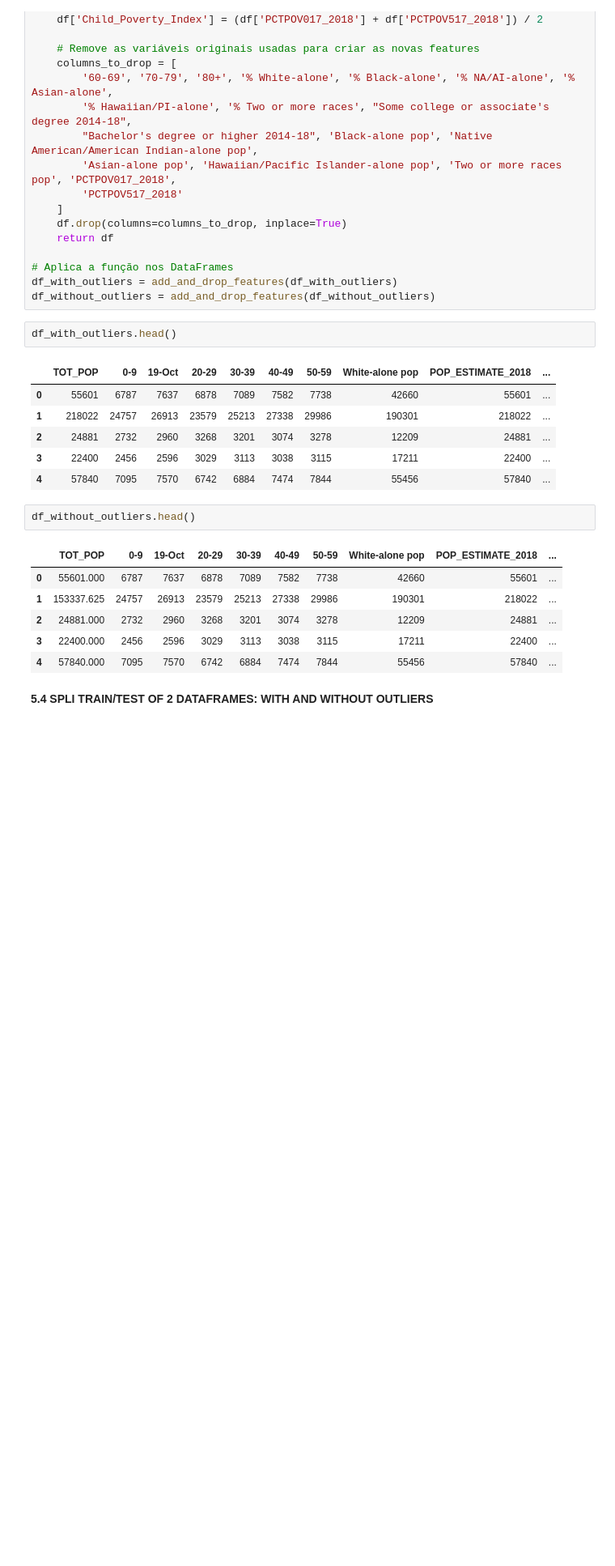
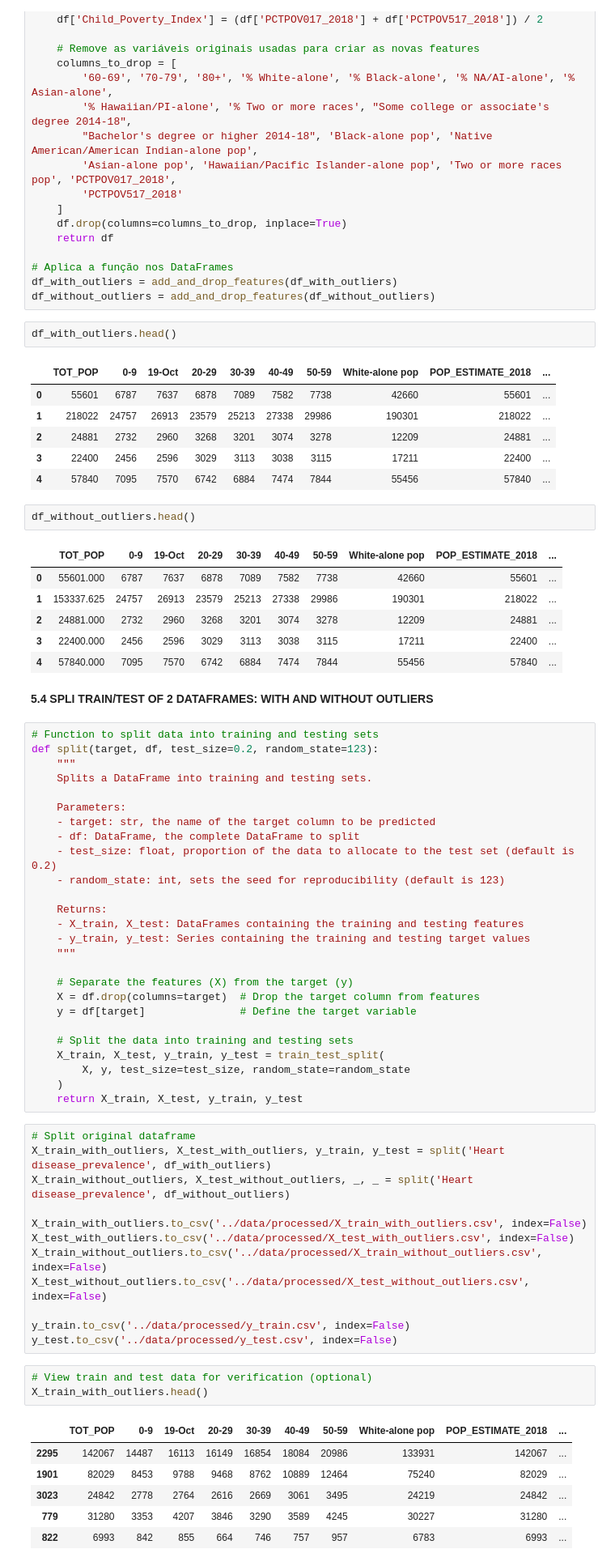
Before and after one commit to RitaViegas/RitaViegas---Project-Regularized-Linear.-Reg.----main, a Jupyter notebook: src/explore.ipynb, the cells around one changed output. Shown at 81% size. Cells and saved outputs as stored; diff of their text form; blank space fills up the shorter version.

```diff
--- a/src/explore.ipynb
+++ b/src/explore.ipynb
@@ -1006,3 +1008,51 @@ df_without_outliers.head()
 | 4 | 57840.000 | 7095 | 7570 | 6742 | 6884 | 7474 | 7844 | 55456 | 57840 | ... |
 # %% [markdown]
 **5.4 SPLI TRAIN/TEST OF 2 DATAFRAMES: WITH AND WITHOUT OUTLIERS**
+# %%
+# Function to split data into training and testing sets
+def split(target, df, test_size=0.2, random_state=123):
+    """
+    Splits a DataFrame into training and testing sets.
+
+    Parameters:
+    - target: str, the name of the target column to be predicted
+    - df: DataFrame, the complete DataFrame to split
+    - test_size: float, proportion of the data to allocate to the test set (default is 0.2)
+    - random_state: int, sets the seed for reproducibility (default is 123)
+
+    Returns:
+    - X_train, X_test: DataFrames containing the training and testing features
+    - y_train, y_test: Series containing the training and testing target values
+    """
+
+    # Separate the features (X) from the target (y)
+    X = df.drop(columns=target)  # Drop the target column from features
+    y = df[target]               # Define the target variable
+
+    # Split the data into training and testing sets
+    X_train, X_test, y_train, y_test = train_test_split(
+        X, y, test_size=test_size, random_state=random_state
+    )
+    return X_train, X_test, y_train, y_test
+# %%
+# Split original dataframe
+X_train_with_outliers, X_test_with_outliers, y_train, y_test = split('Heart disease_prevalence', df_with_outliers)
+X_train_without_outliers, X_test_without_outliers, _, _ = split('Heart disease_prevalence', df_without_outliers)
+
+X_train_with_outliers.to_csv('../data/processed/X_train_with_outliers.csv', index=False)
+X_test_with_outliers.to_csv('../data/processed/X_test_with_outliers.csv', index=False)
+X_train_without_outliers.to_csv('../data/processed/X_train_without_outliers.csv', index=False)
+X_test_without_outliers.to_csv('../data/processed/X_test_without_outliers.csv', index=False)
+
+y_train.to_csv('../data/processed/y_train.csv', index=False)
+y_test.to_csv('../data/processed/y_test.csv', index=False)
+# %%
+# View train and test data for verification (optional)
+X_train_with_outliers.head()
+# %% [output]
+|  | TOT_POP | 0-9 | 19-Oct | 20-29 | 30-39 | 40-49 | 50-59 | White-alone pop | POP_ESTIMATE_2018 | ... |
+| 2295 | 142067 | 14487 | 16113 | 16149 | 16854 | 18084 | 20986 | 133931 | 142067 | ... |
+| 1901 | 82029 | 8453 | 9788 | 9468 | 8762 | 10889 | 12464 | 75240 | 82029 | ... |
+| 3023 | 24842 | 2778 | 2764 | 2616 | 2669 | 3061 | 3495 | 24219 | 24842 | ... |
+| 779 | 31280 | 3353 | 4207 | 3846 | 3290 | 3589 | 4245 | 30227 | 31280 | ... |
+| 822 | 6993 | 842 | 855 | 664 | 746 | 757 | 957 | 6783 | 6993 | ... |
```
Also changed, not shown: parts of 20 cells of this notebook, 24 other files.
